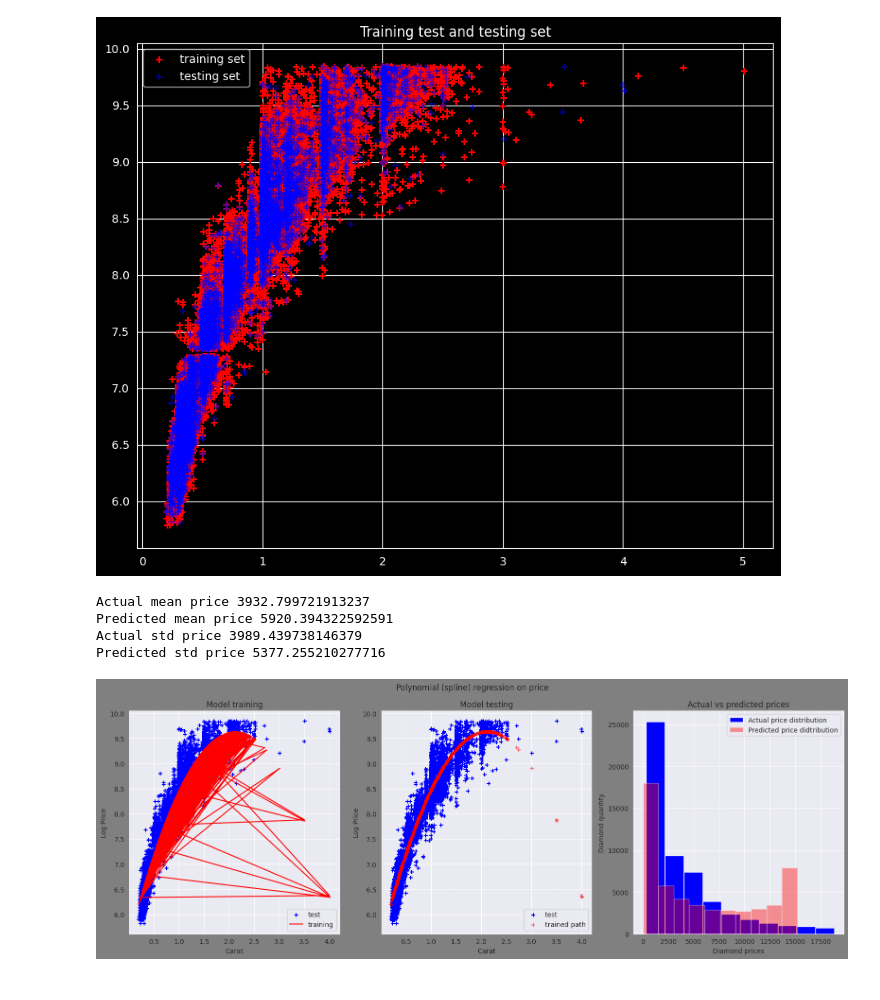
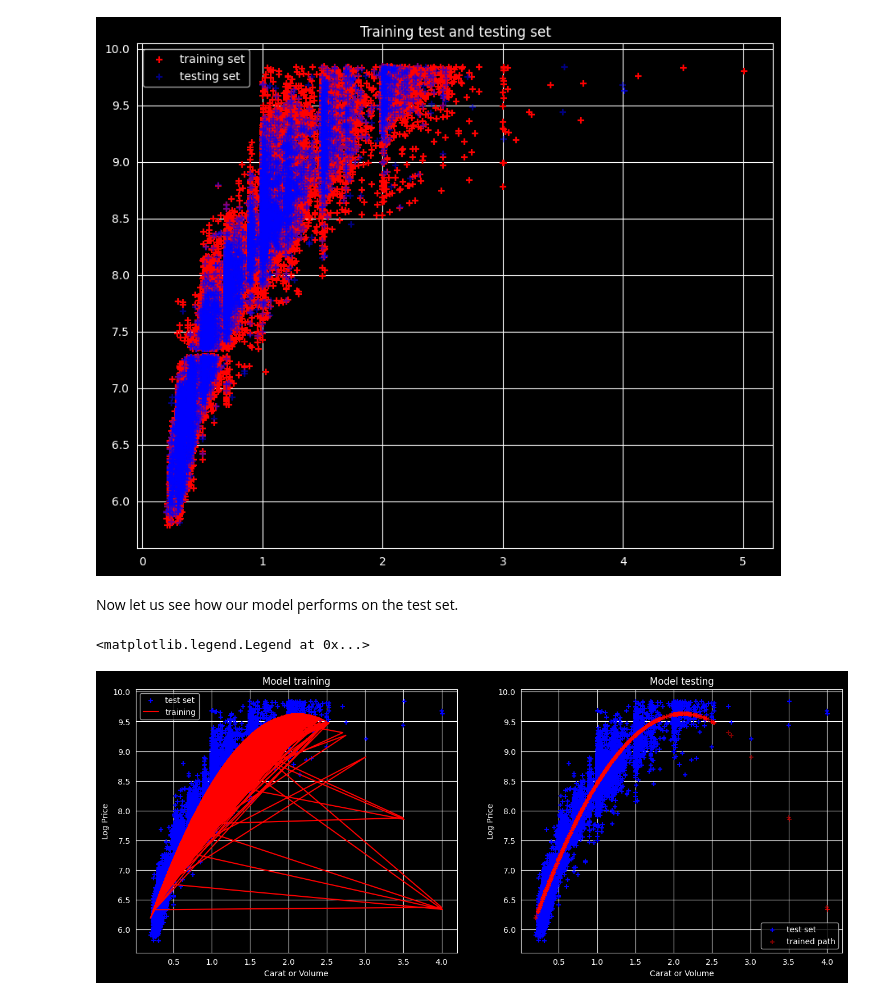
Before and after one commit to ASTRONOE/Common_Data_Analysis, a Jupyter notebook: Diamonds_project.ipynb, the cells around one changed output. Saved outputs shown, nothing was run; the diff lists cells and outputs as text; code cells hidden in the pictures.

```diff
--- a/Diamonds_project.ipynb
+++ b/Diamonds_project.ipynb
@@ -485,4 +496,5 @@ sb.jointplot(x='carat', y='price', data=Df, height=8, hue='color')
 # %%
-sb.jointplot(x='carat', y='price', data=Df, height=8, hue='clarity')
+plt.style.use('grayscale')
+sb.jointplot(x='carat', y='price', data=Df1, height=8, hue='clarity')
 # %% [output]
 <seaborn.axisgrid.JointGrid at 0x...>
@@ -741,0 +733,15 @@ Slope: [ 5.23944063e+12  5.23944063e+12  5.23944063e+12 -1.63943314e+11
+# %%
+#predict diamond prices based on carat
+print("Evaluation for price against carat")
+price_carat = predict_diamond_price('carat')
+c_diamond = predict_diamond_price_distribution(price_carat, list(Df_reg['carat']))
+
+#predict diamond prices based on volume
+print("\n\nEvaluation of price against volume")
+price_volume = predict_diamond_price('volume')
+v_diamond = predict_diamond_price_distribution(price_volume, list(Df_reg['volume']))
+
+#predict diamond prices based on both cara and volume
+print("\n\nEvaluation for price against carat and volume")
+price2d_diamond = predict_diamond_price2(dim=2)
+d2_diamond = predict_diamond_price_distribution(price2d_diamond, diamonds, 2)
@@ -750,41 +780,24 @@ ax.legend()
 # %% [output]
 <matplotlib.legend.Legend at 0x...>
 [figure]
+# %% [markdown]
+Now let us see how our model performs on the test set.
 # %%
-fig, ax = plt.subplots(1, 3, figsize=(16, 6))
+fig, ax = plt.subplots(1, 2, figsize=(16, 6))
 
-#X_Train, X_Test, y_train, y_test, spline, spline_reg, y_pred
-dist0 = d_diamond[0]
-ax[0].scatter(price_diamond[1], price_diamond[3], color='blue', marker='+', label='test')
-ax[0].plot(price_diamond[1], price_diamond[6], color='red', label='training')
+ax[0].scatter(price_carat[1], price_carat[3], color='blue', marker='+', label='test set')
+ax[0].plot(price_carat[1], price_carat[6], color='red', label='training')
 ax[0].set_title('Model training')
-ax[0].set_xlabel('Carat')
+ax[0].set_xlabel('Carat or Volume')
 ax[0].set_ylabel('Log Price')
 ax[0].legend()
 
-ax[1].scatter(price_diamond[1], price_diamond[3], color='blue', marker='+', label='test')
-ax[1].scatter(price_diamond[1], price_diamond[6], color='red', marker='+', alpha=0.5, label='trained path')
+ax[1].scatter(price_carat[1], price_carat[3], color='blue', marker='+', label='test set')
+ax[1].scatter(price_carat[1], price_carat[6], color='red', marker='+', alpha=0.5, label='trained path')
 ax[1].set_title('Model testing')
-ax[1].set_xlabel('Carat')
+ax[1].set_xlabel('Carat or Volume')
 ax[1].set_ylabel('Log Price')
 ax[1].legend()
-
-ax[2].hist(Df_reg['price'], color='blue', label='Actual price distribution')
-ax[2].hist(dist0, color='red', alpha=0.4, label='Predicted price didtribution')
-ax[2].set_title('Actual vs predicted prices')
-ax[2].set_xlabel('Diamond prices')
-ax[2].set_ylabel('Diamond quantity')
-ax[2].legend()
-
-plt.suptitle('Polynomial (spline) regression on price')
-plt.tight_layout()
-print("Actual mean price", Df_reg['price'].mean())
-print("Predicted mean price", dist0.mean())
-print("Actual std price", Df_reg['price'].std())
-print("Predicted std price", dist0.std())
 # %% [output]
-Actual mean price 3932.799721913237
-Predicted mean price 5920.394322592591
-Actual std price 3989.439738146379
-Predicted std price 5377.255210277716
+<matplotlib.legend.Legend at 0x...>
-[figure, old version]
+[figure, new version]
```
Also changed, not shown: parts of 56 cells of this notebook.
